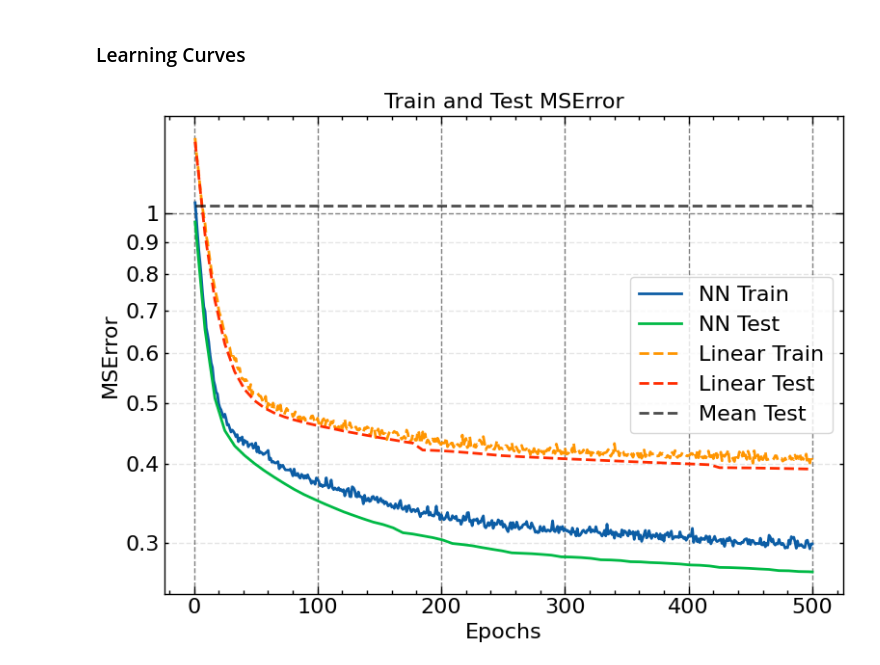
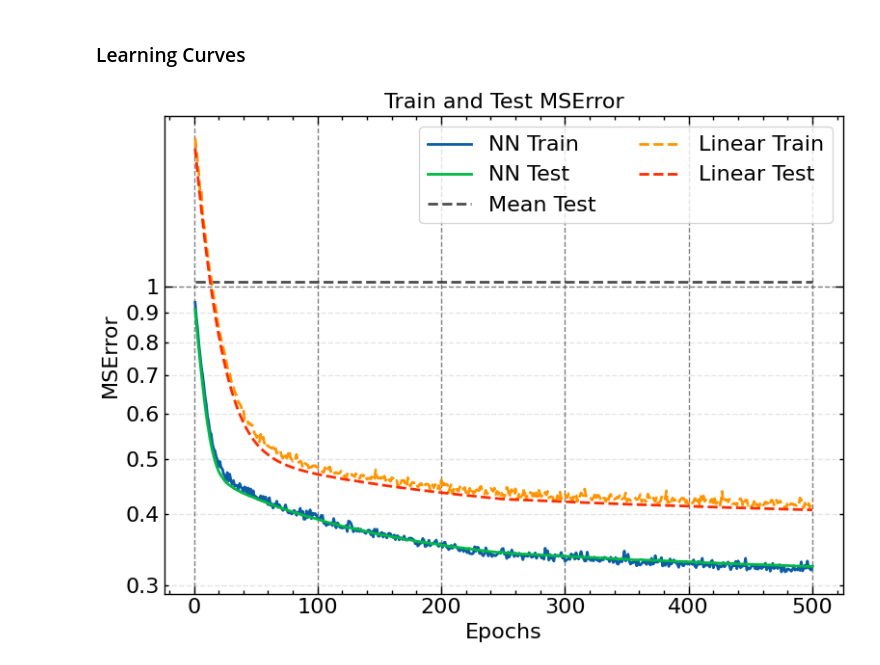
Before and after one commit to marchfra/interface, a Jupyter notebook: pytorch/torch_regression.ipynb, the cells around one changed output. Cells and saved outputs as stored; diff of their text form; code cells hidden in the pictures.

```diff
--- a/pytorch/torch_regression.ipynb
+++ b/pytorch/torch_regression.ipynb
@@ -175,7 +175,7 @@ Values are NOT close to 1.
 NUM_EPOCHS = 500
 LEARNING_RATE = 1e-3
 BATCH_SIZE = 1024
-TEST_INTERVAL = 8
+TEST_INTERVAL = 1
 SAVEFIG = True
 
 train_dataloader = DataLoader(train_set, batch_size=BATCH_SIZE, shuffle=True)
@@ -286,43 +286,44 @@ def log_format(ax: Axes) -> None:
 # %%
 fig, ax = plt.subplots(1, 1)
 if TEST_INTERVAL == 1:
-    test_epochs = list(range(1, NUM_EPOCHS + 1, TEST_INTERVAL))
+    test_epochs = list(range(1, NUM_EPOCHS + 1))
 else:
     test_epochs = [*list(range(1, NUM_EPOCHS + 1, TEST_INTERVAL)), NUM_EPOCHS]
 
 ax.plot(range(1, NUM_EPOCHS + 1), nn_train_losses, label="NN Train")
 ax.plot(test_epochs, nn_test_losses, label="NN Test")
-ax.plot(
-    range(1, NUM_EPOCHS + 1),
-    lin_train_losses,
-    label="Linear Train",
-    linestyle="--",
-)
-ax.plot(test_epochs, lin_test_losses, label="Linear Test", linestyle="--")
+
 ax.plot(
     range(1, NUM_EPOCHS + 1),
     mean_test_loss * np.ones_like(nn_train_losses),
     label="Mean Test",
     linestyle="--",
     color="k",
     alpha=0.7,
 )
 
+ax.plot(
+    range(1, NUM_EPOCHS + 1),
+    lin_train_losses,
+    label="Linear Train",
+    linestyle="--",
+)
+ax.plot(test_epochs, lin_test_losses, label="Linear Test", linestyle="--")
 ax.set_title("Train and Test MSError")
 ax.set_xlabel("Epochs")
 ax.set_ylabel("MSError")
 
-ax.legend()
+ax.legend(ncols=2)
 
 log_format(ax)
 
 fig.tight_layout()
 plt.show()
 
 if SAVEFIG:
     fig.savefig(
         f"./images/pytorch_regr_mserror_{NUM_EPOCHS}_{LEARNING_RATE}_{BATCH_SIZE}.png",
         dpi=200,
     )
 # %% [output]
-[figure, old version]
+[figure, new version]
```
Also changed, not shown: parts of 2 cells of this notebook, 10 other files.
